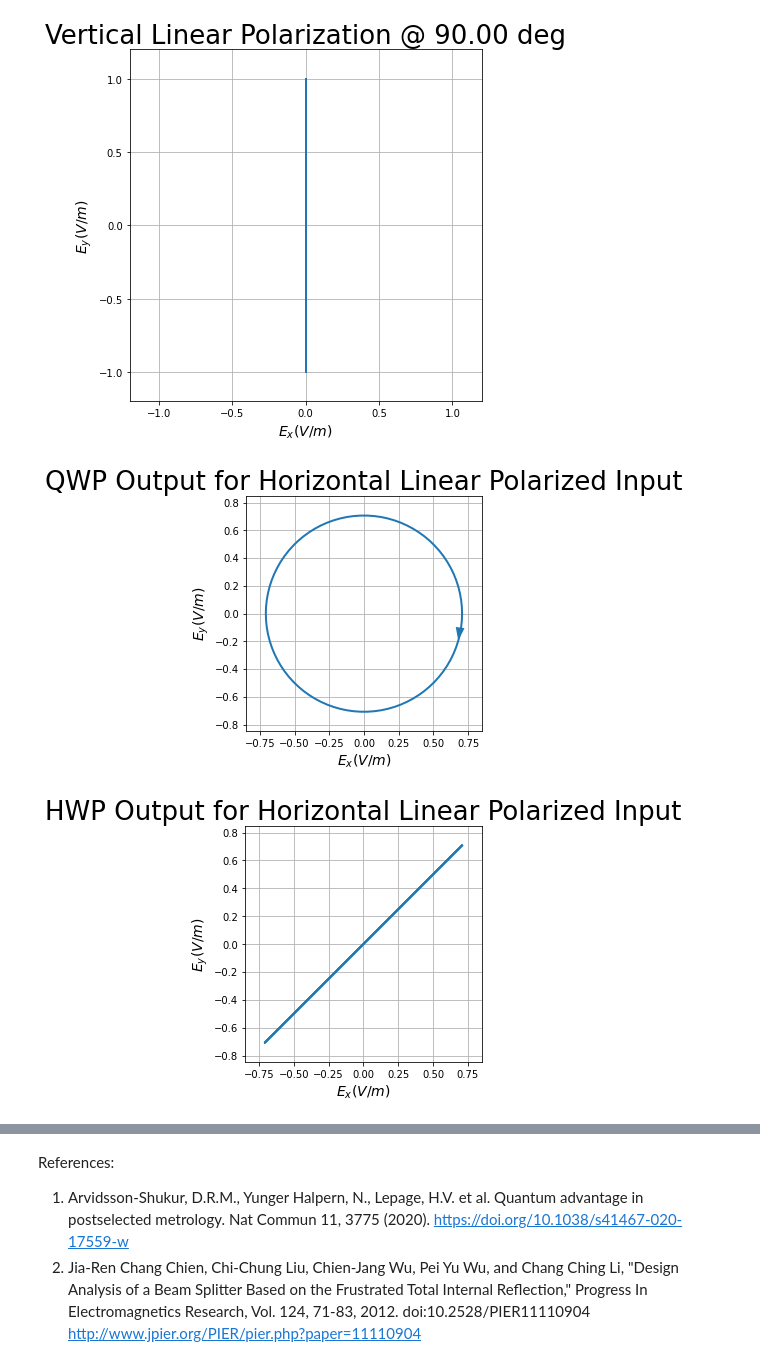
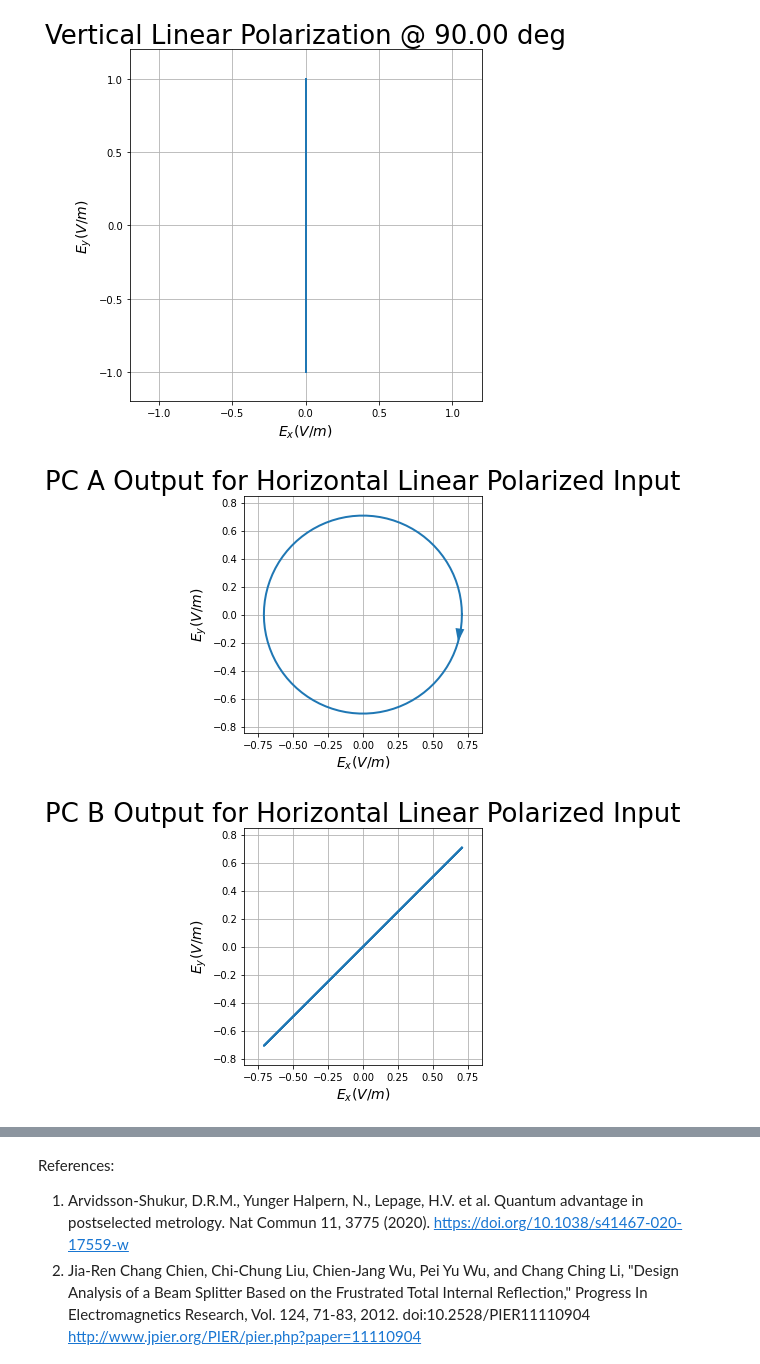
Before and after one commit to sachinpteli/classical_entanglement, a Jupyter notebook: classical_entanglement.ipynb, the cells around one changed output, grey strips where cells are left out. Drawn from its saved outputs; the diff is of its cells as text; code cells hidden in the pictures.

```diff
--- a/classical_entanglement.ipynb
+++ b/classical_entanglement.ipynb
@@ -448,22 +432,22 @@ axis, fig = S1.draw_ellipse(draw_arrow=True, figsize=(7,7))
 # %%
 linear_p_h_state=np.reshape(S0.M, (4,))
 QWP=np.reshape(M1.M, (4,4))
 HWP=np.reshape(M2.M, (4,4))
 
 qwp_output=np.matmul(QWP, linear_p_h_state)
 qwp_output=tuple(qwp_output.tolist())
-S2=Stokes("QWP Output for Horizontal Linear Polarized Input")
+S2=Stokes("PC A Output for Horizontal Linear Polarized Input")
 S2.from_components(qwp_output)
 axis, fig = S2.draw_ellipse(draw_arrow=True, figsize=(7,7))
 
 hwp_output=np.matmul(HWP, linear_p_h_state)
 hwp_output=tuple(hwp_output.tolist())
-S3=Stokes("HWP Output for Horizontal Linear Polarized Input")
+S3=Stokes("PC B Output for Horizontal Linear Polarized Input")
 S3.from_components(hwp_output)
 axis, fig = S3.draw_ellipse(draw_arrow=True, figsize=(7,7))
 # %% [output]
-[figure, old version]
+[figure, new version]
-[figure, old version]
+[figure, new version]
 # %%
 linear_p_v_state=np.reshape(S1.M, (4,))
 QWP=np.reshape(M1.M, (4,4))
```
Also changed, not shown: parts of 3 cells of this notebook.
